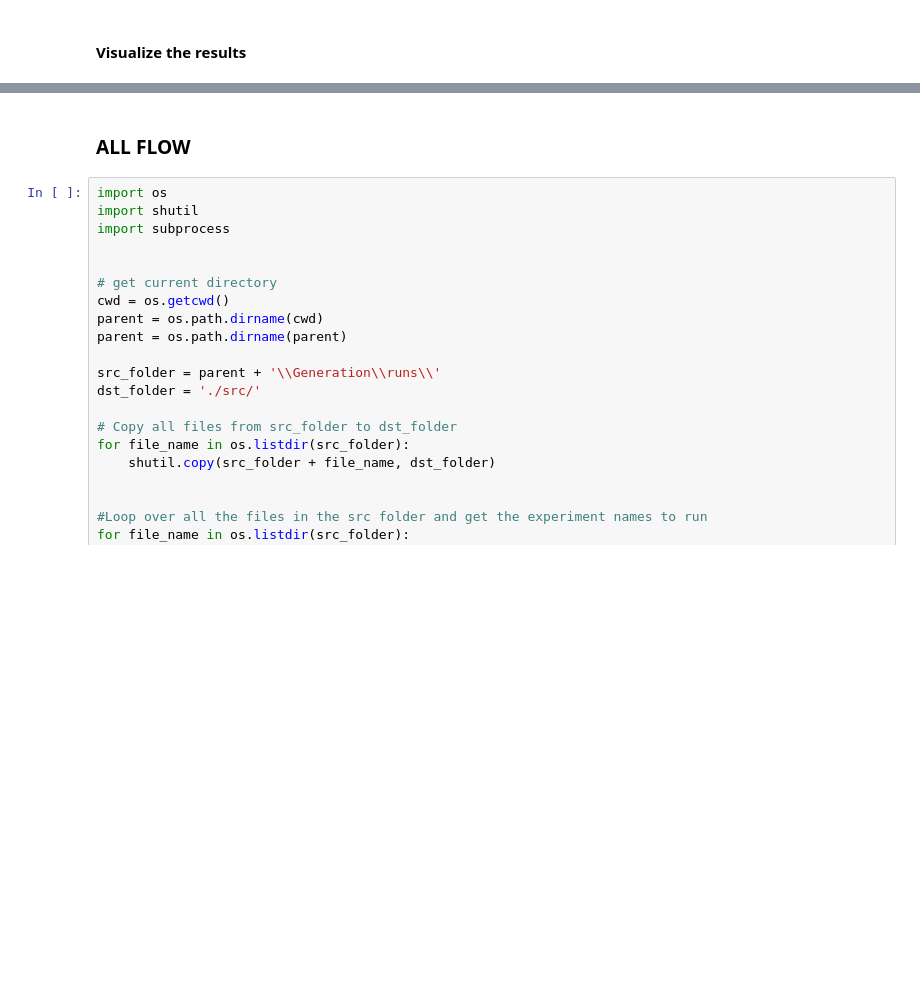
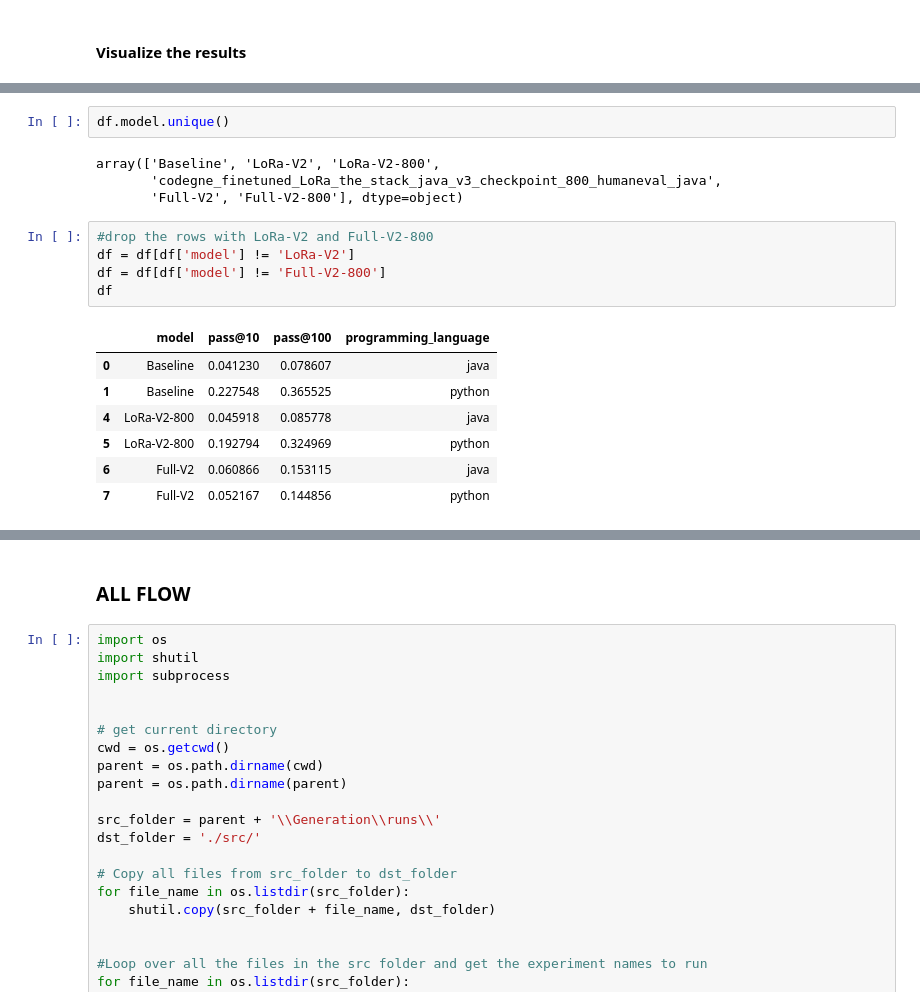
Before and after one commit to ammarnasr/LLM-for-code-intelligence, a Jupyter notebook: Evaluation/MultiPL-E/demo.ipynb, the cells around one changed output, grey strips where cells are left out. Saved outputs shown, nothing was run; the diff lists cells and outputs as text; blank space fills up the shorter version.

```diff
--- a/Evaluation/MultiPL-E/demo.ipynb
+++ b/Evaluation/MultiPL-E/demo.ipynb
@@ -170,0 +201,19 @@ plt.show()
+# %%
+df.model.unique()
+# %% [output]
+array(['Baseline', 'LoRa-V2', 'LoRa-V2-800',
+       'codegne_finetuned_LoRa_the_stack_java_v3_checkpoint_800_humaneval_java',
+       'Full-V2', 'Full-V2-800'], dtype=object)
+# %%
+#drop the rows with LoRa-V2 and Full-V2-800
+df = df[df['model'] != 'LoRa-V2']
+df = df[df['model'] != 'Full-V2-800']
+df
+# %% [output]
+|  | model | pass@10 | pass@100 | programming_language |
+| 0 | Baseline | 0.041230 | 0.078607 | java |
+| 1 | Baseline | 0.227548 | 0.365525 | python |
+| 4 | LoRa-V2-800 | 0.045918 | 0.085778 | java |
+| 5 | LoRa-V2-800 | 0.192794 | 0.324969 | python |
+| 6 | Full-V2 | 0.060866 | 0.153115 | java |
+| 7 | Full-V2 | 0.052167 | 0.144856 | python |
```
Also changed, not shown: parts of 19 cells of this notebook, 8 other files.
